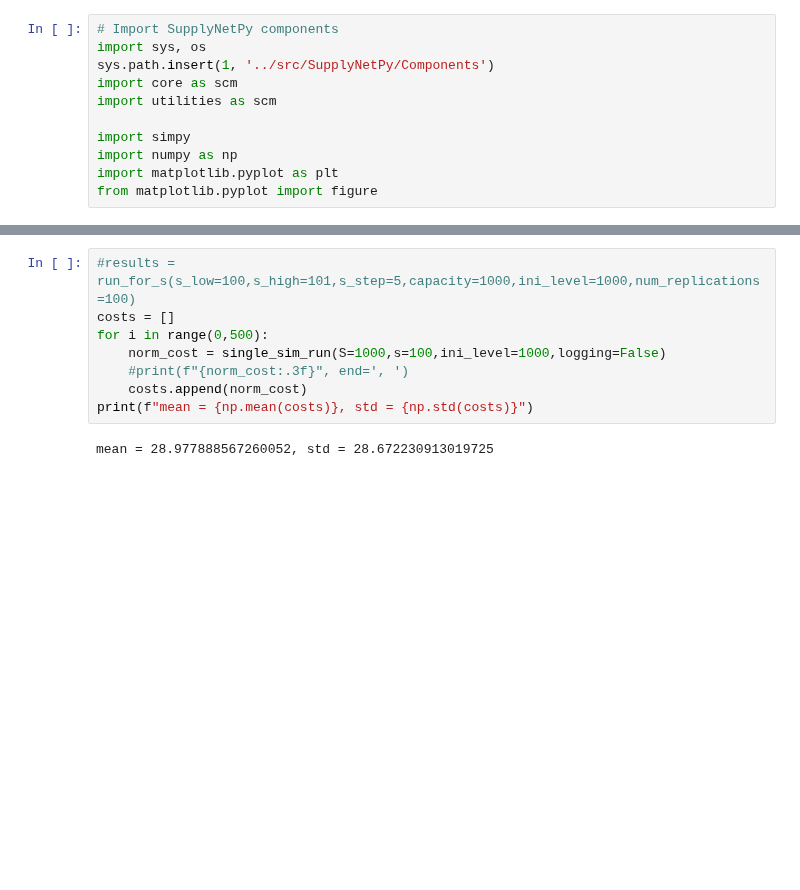
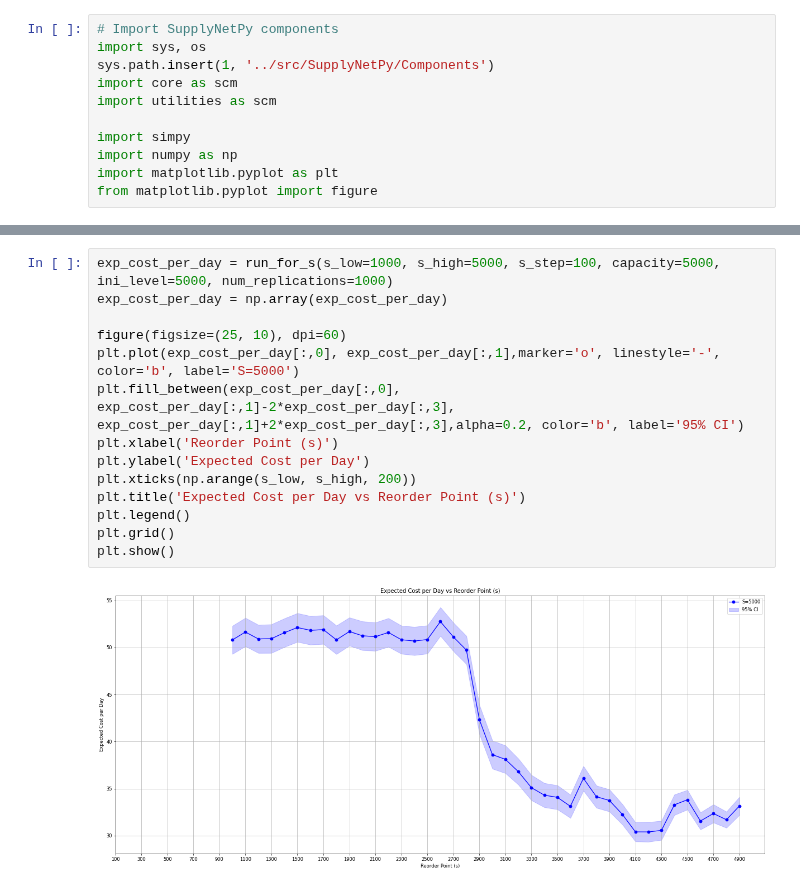
Before and after one commit to SupplyChainSimulation/SupplyNetPy, a Jupyter notebook: examples/ex7_sSPharma.ipynb, the cells around one changed output, grey strips where cells are left out. Cells and saved outputs as stored; diff of their text form; blank space fills up the shorter version.

```diff
--- a/examples/ex7_sSPharma.ipynb
+++ b/examples/ex7_sSPharma.ipynb
@@ -230,16 +228,22 @@ s_step = 100
 capacity = 5000
 ini_level = 5000
 num_rep = 1000
-# %%
-#results = run_for_s(s_low=100,s_high=101,s_step=5,capacity=1000,ini_level=1000,num_replications=100)
-costs = []
-for i in range(0,500):
-    norm_cost = single_sim_run(S=1000,s=100,ini_level=1000,logging=False)
-    #print(f"{norm_cost:.3f}", end=', ')
-    costs.append(norm_cost)
-print(f"mean = {np.mean(costs)}, std = {np.std(costs)}")
-# %% [output]
-mean = 28.977888567260052, std = 28.672230913019725
+# %%
+exp_cost_per_day = run_for_s(s_low=1000, s_high=5000, s_step=100, capacity=5000, ini_level=5000, num_replications=1000)
+exp_cost_per_day = np.array(exp_cost_per_day)
+
+figure(figsize=(25, 10), dpi=60)
+plt.plot(exp_cost_per_day[:,0], exp_cost_per_day[:,1],marker='o', linestyle='-', color='b', label='S=5000')
+plt.fill_between(exp_cost_per_day[:,0], exp_cost_per_day[:,1]-2*exp_cost_per_day[:,3], exp_cost_per_day[:,1]+2*exp_cost_per_day[:,3],alpha=0.2, color='b', label='95% CI')
+plt.xlabel('Reorder Point (s)')
+plt.ylabel('Expected Cost per Day')
+plt.xticks(np.arange(s_low, s_high, 200))
+plt.title('Expected Cost per Day vs Reorder Point (s)')
+plt.legend()
+plt.grid()
+plt.show()
+# %% [output]
+[figure, added]
 # %%
 import time
 """
```
Also changed, not shown: parts of 8 cells of this notebook, 4 other files.
